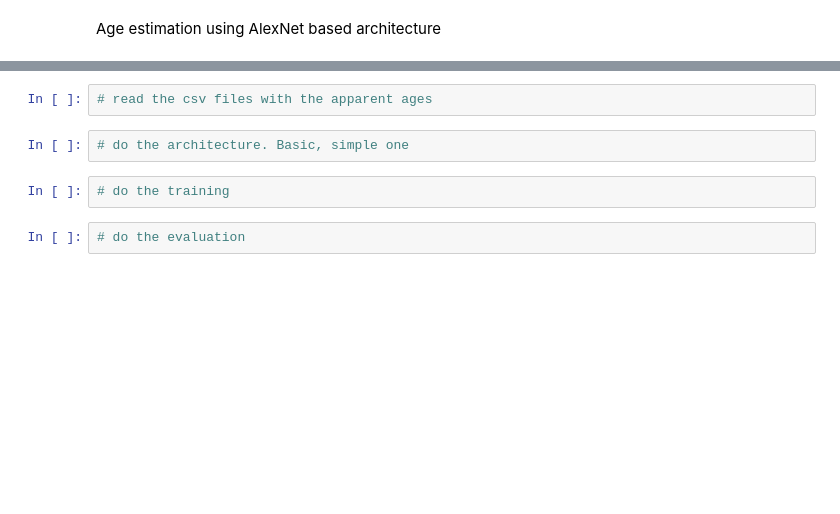
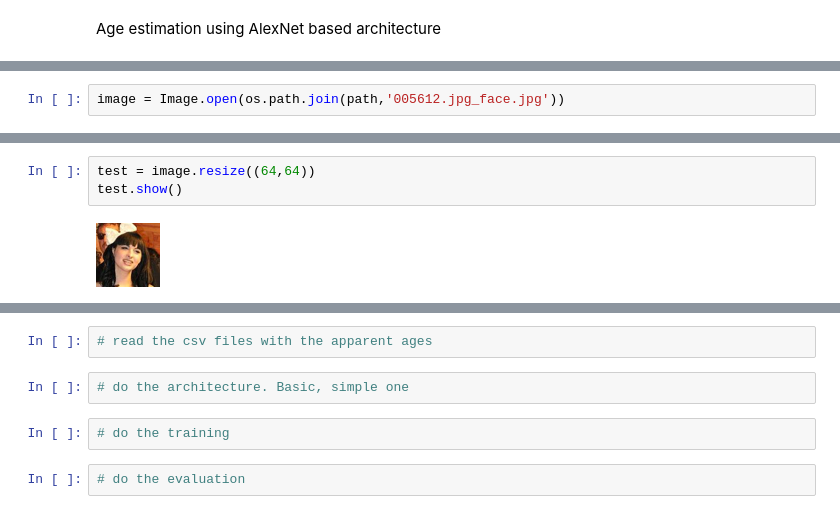
Before and after one commit to fausto1364/age-estimation, a Jupyter notebook: age_estimation.ipynb, the cells around one changed output, grey strips where cells are left out. Cells and saved outputs as stored; diff of their text form; blank space fills up the shorter version.

```diff
--- a/age_estimation.ipynb
+++ b/age_estimation.ipynb
@@ -8,3 +26,5 @@ path='/content/drive/MyDrive/appa-real-release'
 # adapt the size of the images?
 # do the split in training, test, validation
 # have the apparent age stored somehow
+# %%
+image = Image.open(os.path.join(path,'005612.jpg_face.jpg'))
@@ -10,0 +43,5 @@ path='/content/drive/MyDrive/appa-real-release'
+# %%
+test = image.resize((64,64))
+test.show()
+# %% [output]
+[figure, added]
```
Also changed, not shown: parts of 8 cells of this notebook.
